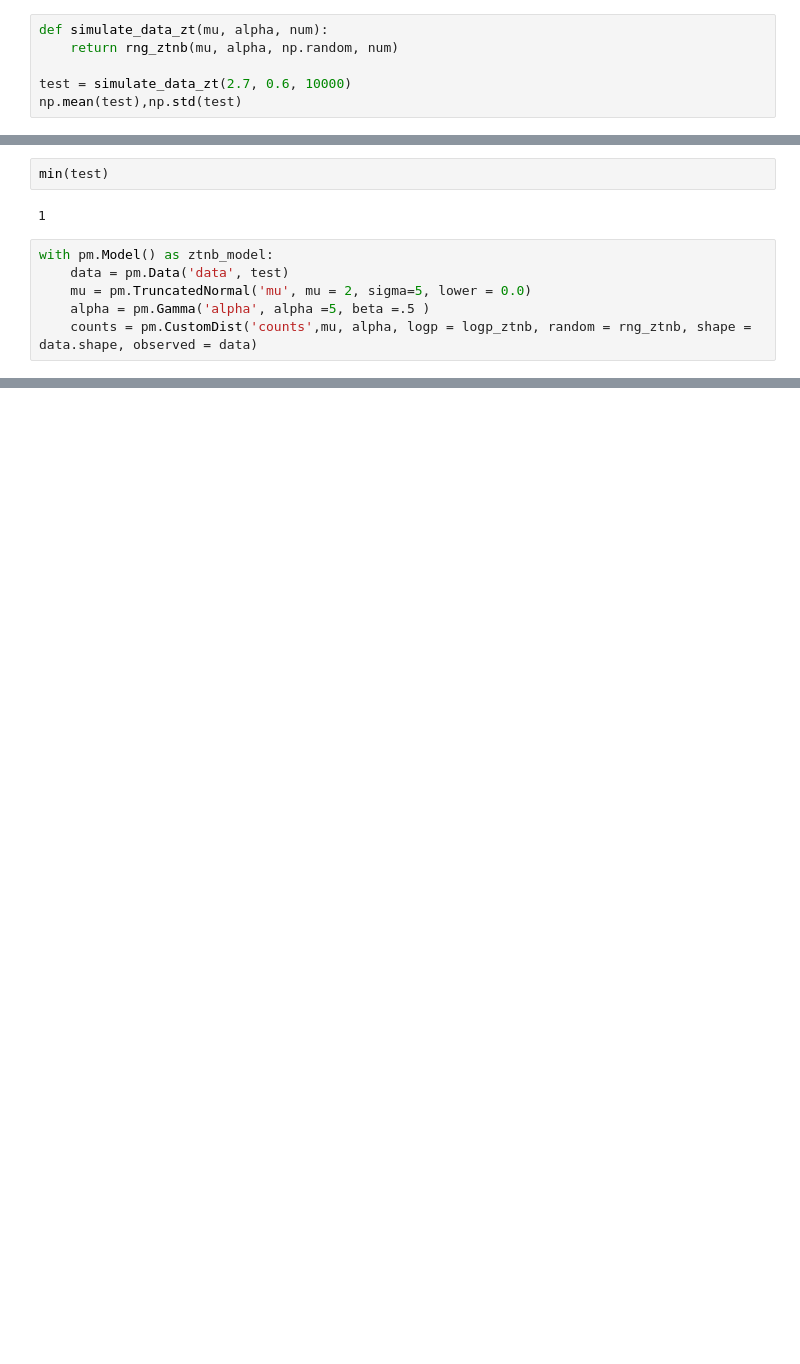
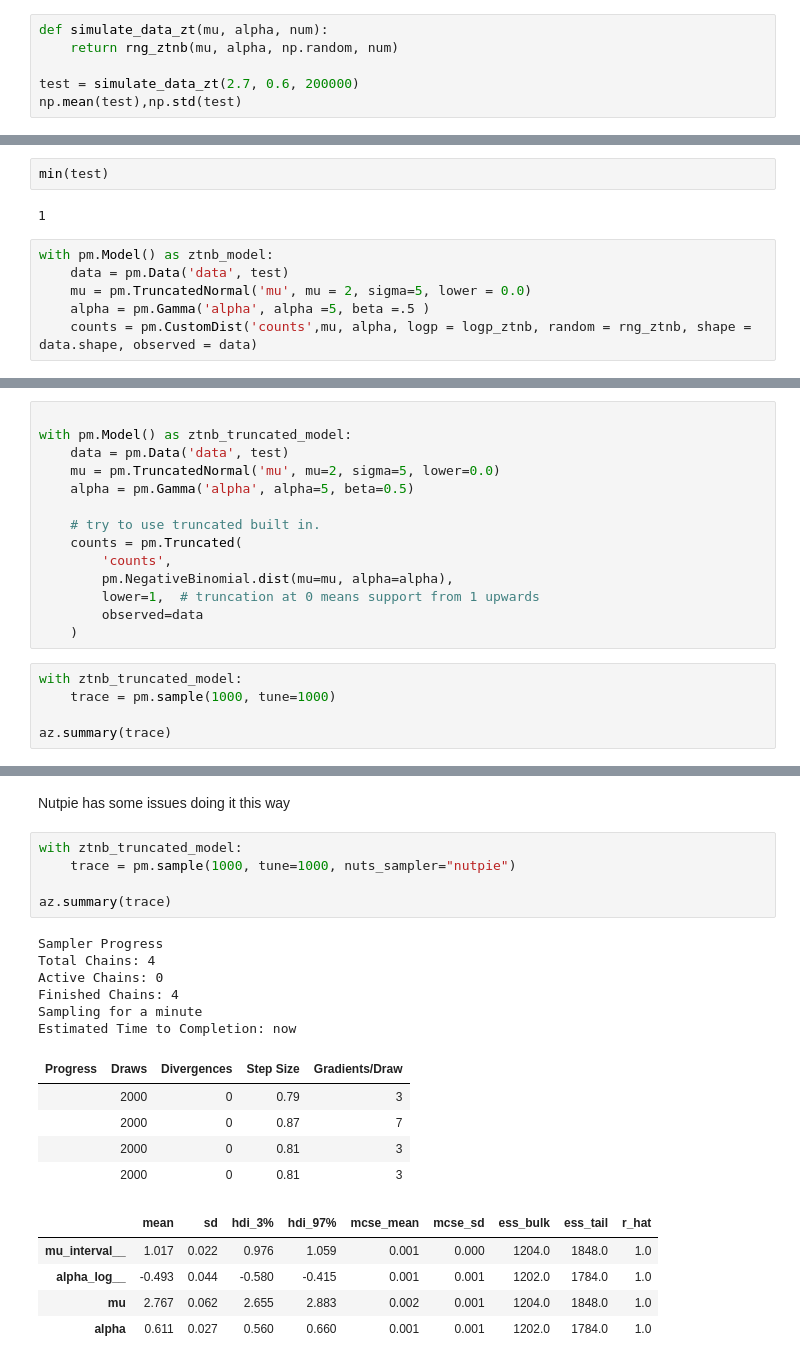
Before and after one commit to DrEntropy/negbin, a Jupyter notebook: neg_bin.ipynb, the cells around one changed output, grey strips where cells are left out. Saved outputs shown, nothing was run; the diff lists cells and outputs as text; blank space fills up the shorter version.

Commit message:
try using pm.Truncated

```diff
--- a/neg_bin.ipynb
+++ b/neg_bin.ipynb
@@ -122,6 +122,6 @@ array(-2.0563169)
 def simulate_data_zt(mu, alpha, num):
     return rng_ztnb(mu, alpha, np.random, num)
 
-test = simulate_data_zt(2.7, 0.6, 10000)
+test = simulate_data_zt(2.7, 0.6, 200000)
 np.mean(test),np.std(test)
 # %% [output]
@@ -189,0 +192,19 @@ Elapsed time: 12.338392 seconds
+# %%
+
+with pm.Model() as ztnb_truncated_model:
+    data = pm.Data('data', test)
+    mu = pm.TruncatedNormal('mu', mu=2, sigma=5, lower=0.0)
+    alpha = pm.Gamma('alpha', alpha=5, beta=0.5)
+
+    # try to use truncated built in.
+    counts = pm.Truncated(
+        'counts',
+        pm.NegativeBinomial.dist(mu=mu, alpha=alpha),
+        lower=1,  # truncation at 0 means support from 1 upwards
+        observed=data
+    )
+# %%
+with ztnb_truncated_model:
+    trace = pm.sample(1000, tune=1000)
+
+az.summary(trace)
@@ -189,0 +221,24 @@ Elapsed time: 12.338392 seconds
+# %% [markdown]
+Nutpie has some issues doing it this way
+# %%
+with ztnb_truncated_model:
+    trace = pm.sample(1000, tune=1000, nuts_sampler="nutpie")
+
+az.summary(trace)
+# %% [output]
+Sampler Progress
+Total Chains: 4
+Active Chains: 0
+Finished Chains: 4
+Sampling for a minute
+Estimated Time to Completion: now
+| Progress | Draws | Divergences | Step Size | Gradients/Draw |
+|  | 2000 | 0 | 0.79 | 3 |
+|  | 2000 | 0 | 0.87 | 7 |
+|  | 2000 | 0 | 0.81 | 3 |
+|  | 2000 | 0 | 0.81 | 3 |
+|  | mean | sd | hdi_3% | hdi_97% | mcse_mean | mcse_sd | ess_bulk | ess_tail | r_hat |
+| mu_interval__ | 1.017 | 0.022 | 0.976 | 1.059 | 0.001 | 0.000 | 1204.0 | 1848.0 | 1.0 |
+| alpha_log__ | -0.493 | 0.044 | -0.580 | -0.415 | 0.001 | 0.001 | 1202.0 | 1784.0 | 1.0 |
+| mu | 2.767 | 0.062 | 2.655 | 2.883 | 0.002 | 0.001 | 1204.0 | 1848.0 | 1.0 |
+| alpha | 0.611 | 0.027 | 0.560 | 0.660 | 0.001 | 0.001 | 1202.0 | 1784.0 | 1.0 |
```
Also changed, not shown: parts of 5 cells of this notebook.
